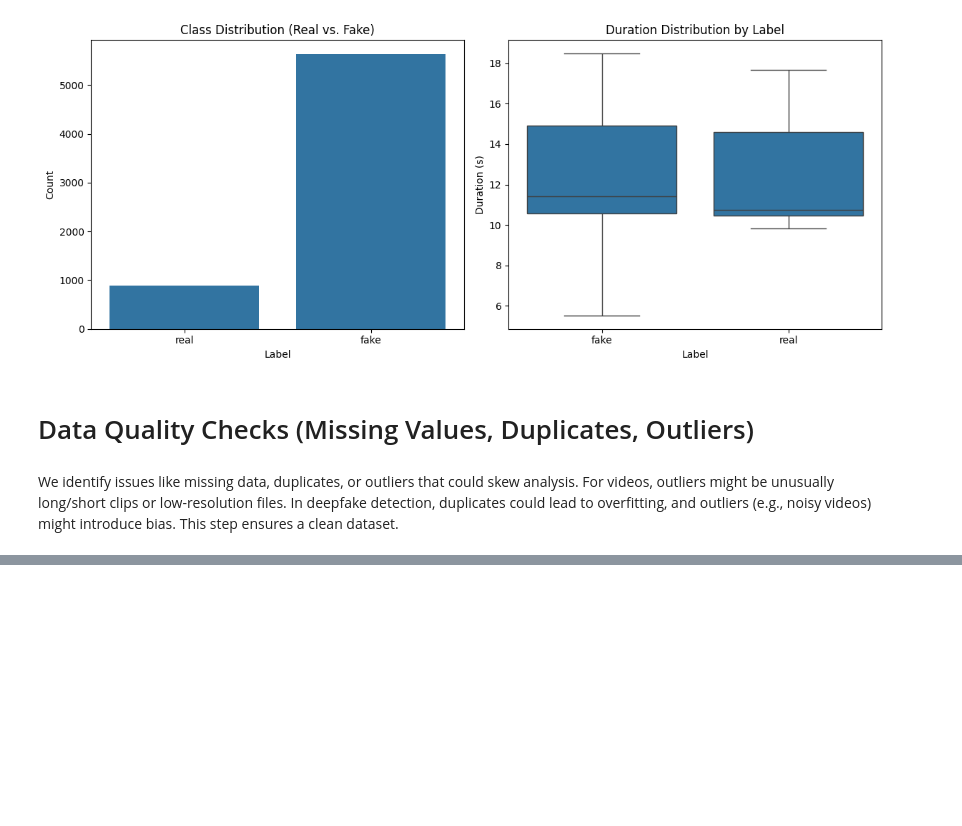
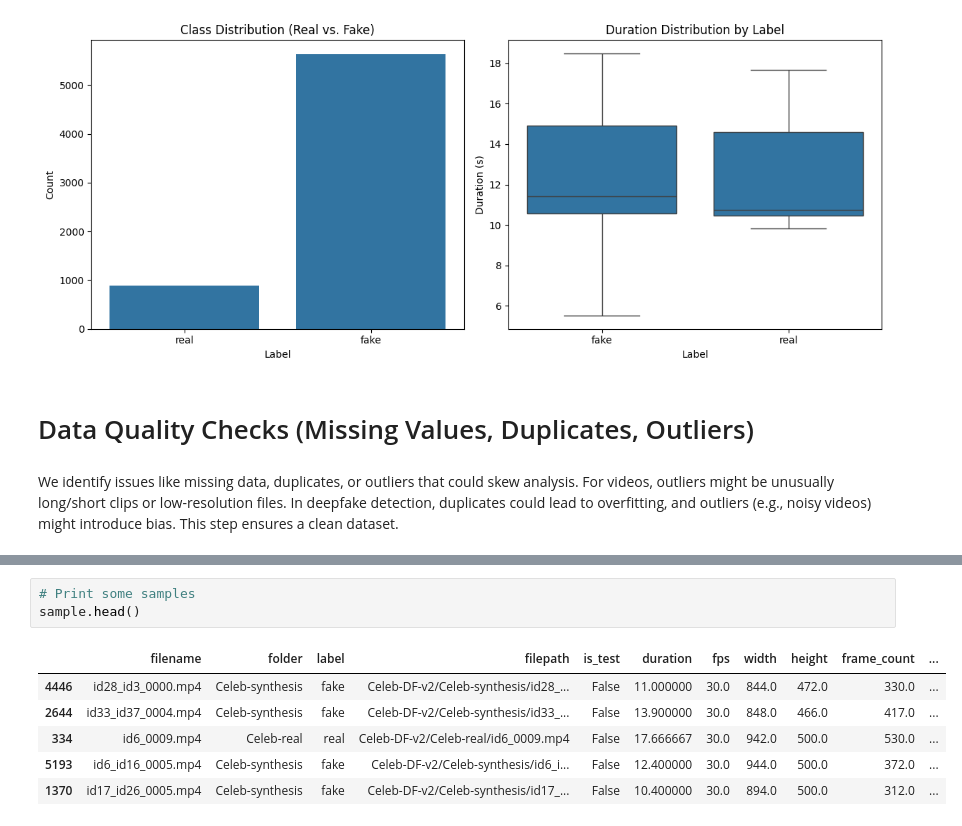
Before and after one commit to lukas0173/Deepfake-Detection, a Jupyter notebook: dataset/dataset-analysis.ipynb, the cells around one changed output, grey strips where cells are left out. Saved outputs shown, nothing was run; the diff lists cells and outputs as text; blank space fills up the shorter version.

```diff
--- a/dataset/dataset-analysis.ipynb
+++ b/dataset/dataset-analysis.ipynb
@@ -204,0 +231,10 @@ For example, when doing 'df[col].method(value, inplace=True)', try using 'df.met
+# %%
+# Print some samples
+sample.head()
+# %% [output]
+|  | filename | folder | label | filepath | is_test | duration | fps | width | height | frame_count | ... |
+| 4446 | id28_id3_0000.mp4 | Celeb-synthesis | fake | Celeb-DF-v2/Celeb-synthesis/id28_... | False | 11.000000 | 30.0 | 844.0 | 472.0 | 330.0 | ... |
+| 2644 | id33_id37_0004.mp4 | Celeb-synthesis | fake | Celeb-DF-v2/Celeb-synthesis/id33_... | False | 13.900000 | 30.0 | 848.0 | 466.0 | 417.0 | ... |
+| 334 | id6_0009.mp4 | Celeb-real | real | Celeb-DF-v2/Celeb-real/id6_0009.mp4 | False | 17.666667 | 30.0 | 942.0 | 500.0 | 530.0 | ... |
+| 5193 | id6_id16_0005.mp4 | Celeb-synthesis | fake | Celeb-DF-v2/Celeb-synthesis/id6_i... | False | 12.400000 | 30.0 | 944.0 | 500.0 | 372.0 | ... |
+| 1370 | id17_id26_0005.mp4 | Celeb-synthesis | fake | Celeb-DF-v2/Celeb-synthesis/id17_... | False | 10.400000 | 30.0 | 894.0 | 500.0 | 312.0 | ... |
```
Also changed, not shown: parts of 9 cells of this notebook, 5 other files.
